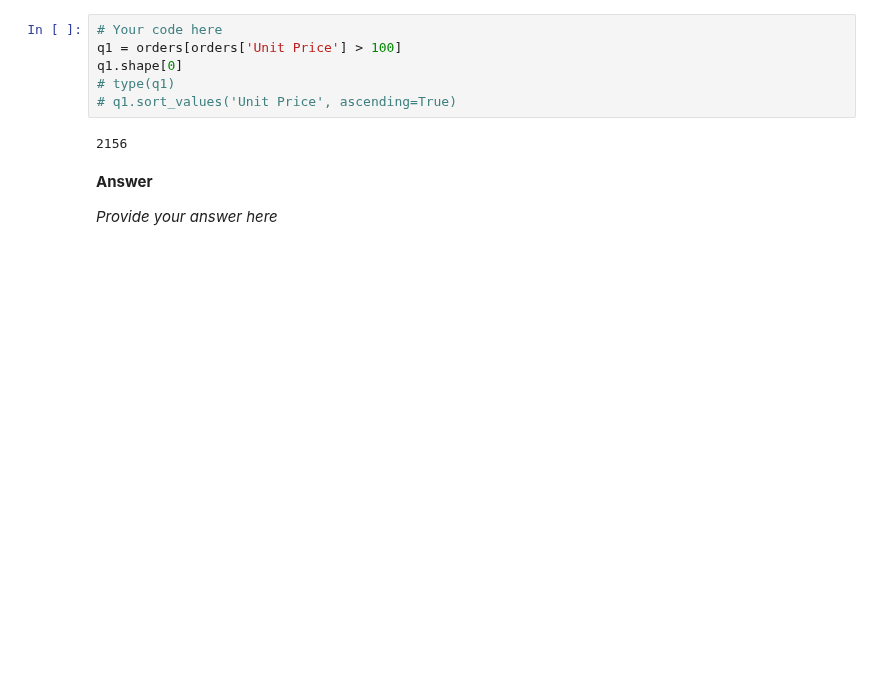
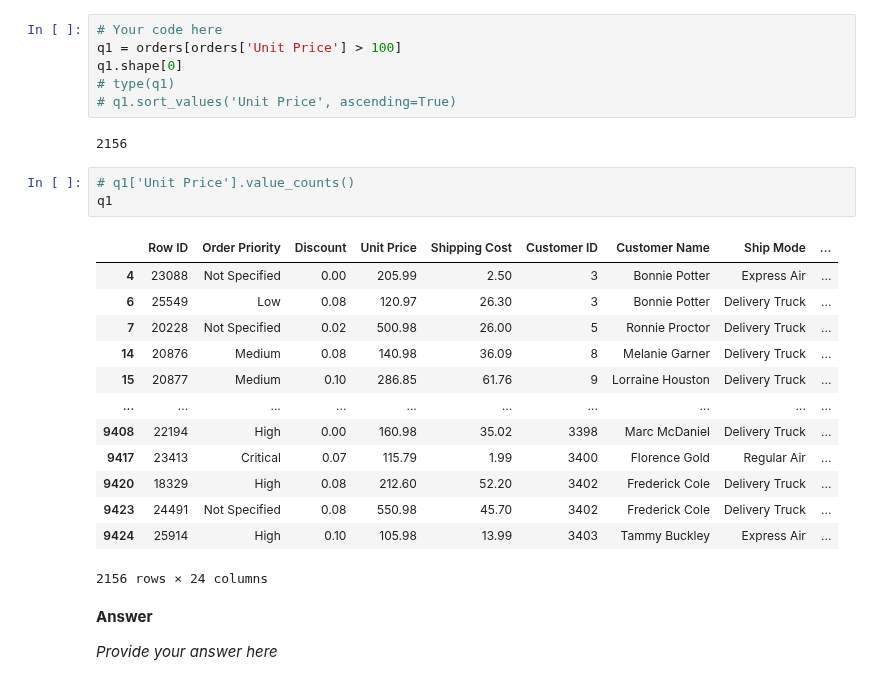
Before and after one commit to laglead/IS834_Fall_2026, a Jupyter notebook: Session 03 - Pandas I - Importing and Exploration/03_Analytics_with_pandas.ipynb, the cells around one changed output. Cells and saved outputs as stored; diff of their text form; blank space fills up the shorter version.

```diff
--- a/Session 03 - Pandas I - Importing and Exploration/03_Analytics_with_pandas.ipynb
+++ b/Session 03 - Pandas I - Importing and Exploration/03_Analytics_with_pandas.ipynb
@@ -901,6 +969,23 @@ q1.shape[0]
 # q1.sort_values('Unit Price', ascending=True)
 # %% [output]
 2156
+# %%
+# q1['Unit Price'].value_counts()
+q1
+# %% [output]
+|  | Row ID | Order Priority | Discount | Unit Price | Shipping Cost | Customer ID | Customer Name | Ship Mode | ... |
+| 4 | 23088 | Not Specified | 0.00 | 205.99 | 2.50 | 3 | Bonnie Potter | Express Air | ... |
+| 6 | 25549 | Low | 0.08 | 120.97 | 26.30 | 3 | Bonnie Potter | Delivery Truck | ... |
+| 7 | 20228 | Not Specified | 0.02 | 500.98 | 26.00 | 5 | Ronnie Proctor | Delivery Truck | ... |
+| 14 | 20876 | Medium | 0.08 | 140.98 | 36.09 | 8 | Melanie Garner | Delivery Truck | ... |
+| 15 | 20877 | Medium | 0.10 | 286.85 | 61.76 | 9 | Lorraine Houston | Delivery Truck | ... |
+| ... | ... | ... | ... | ... | ... | ... | ... | ... | ... |
+| 9408 | 22194 | High | 0.00 | 160.98 | 35.02 | 3398 | Marc McDaniel | Delivery Truck | ... |
+| 9417 | 23413 | Critical | 0.07 | 115.79 | 1.99 | 3400 | Florence Gold | Regular Air | ... |
+| 9420 | 18329 | High | 0.08 | 212.60 | 52.20 | 3402 | Frederick Cole | Delivery Truck | ... |
+| 9423 | 24491 | Not Specified | 0.08 | 550.98 | 45.70 | 3402 | Frederick Cole | Delivery Truck | ... |
+| 9424 | 25914 | High | 0.10 | 105.98 | 13.99 | 3403 | Tammy Buckley | Express Air | ... |
+2156 rows × 24 columns
 # %% [markdown]
 **Answer**
 
```
Also changed, not shown: parts of 10 cells of this notebook.
